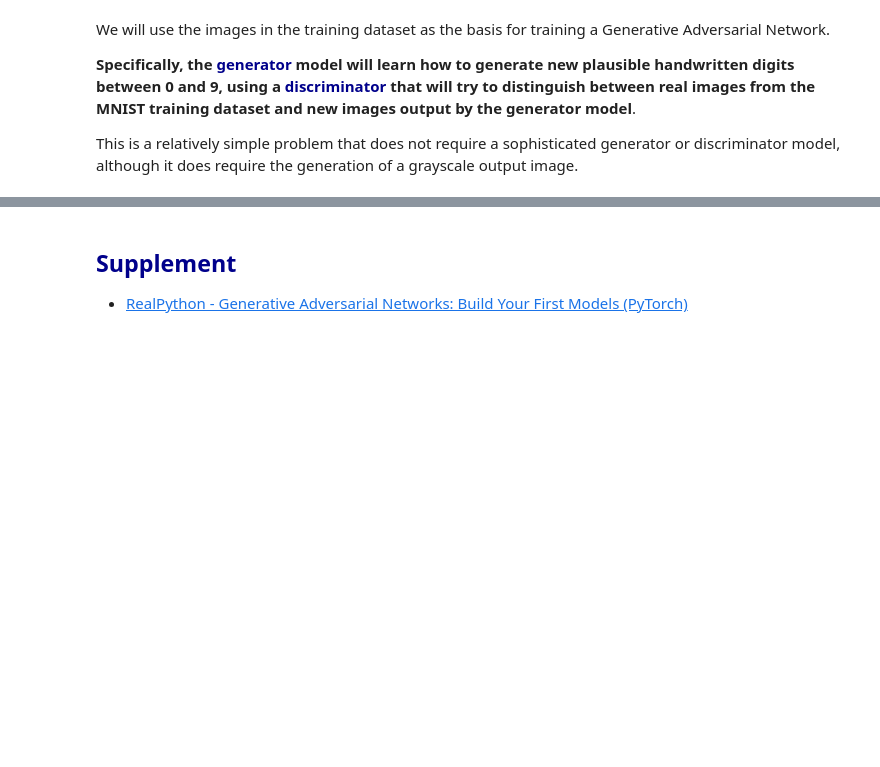
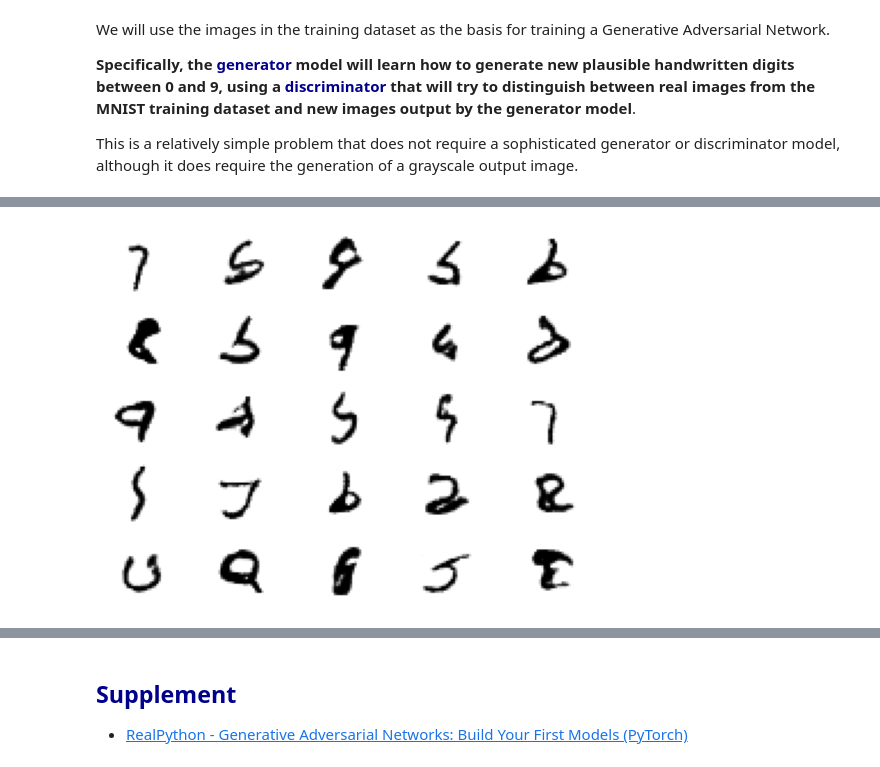
Before and after one commit to johnklee/ml_articles, a Jupyter notebook: mlmastery/How_to_develop_a_generative_adversarial_network_for_an_mnist_handwritten_digits_from_scratch_in_keras/notebook.ipynb, the cells around one changed output, grey strips where cells are left out. Drawn from its saved outputs; the diff is of its cells as text; code cells hidden in the pictures; blank space fills up the shorter version.

```diff
--- a/mlmastery/How_to_develop_a_generative_adversarial_network_for_an_mnist_handwritten_digits_from_scratch_in_keras/notebook.ipynb
+++ b/mlmastery/How_to_develop_a_generative_adversarial_network_for_an_mnist_handwritten_digits_from_scratch_in_keras/notebook.ipynb
@@ -103,0 +791,18 @@ We will use some best practices in defining the discriminator model, such as the
+# %%
+# size of the latent space
+latent_dim = 100
+
+# create the discriminator
+d_model = define_discriminator()
+
+# create the generator
+g_model = define_generator(latent_dim)
+
+# create the gan
+gan_model = define_gan(g_model, d_model)
+
+# load image data
+dataset, _ = load_real_samples()
+
+# train model
+train(g_model, d_model, gan_model, dataset, latent_dim, n_epochs=20)
@@ -103,0 +861,41 @@ We will use some best practices in defining the discriminator model, such as the
+# %%
+# example of loading the generator model and generating images
+from keras.models import load_model
+from numpy.random import randn
+from matplotlib import pyplot
+
+# generate points in latent space as input for the generator
+def generate_latent_points(latent_dim, n_samples):
+    # generate points in the latent space
+    x_input = randn(latent_dim * n_samples)
+
+    # reshape into a batch of inputs for the network
+    x_input = x_input.reshape(n_samples, latent_dim)
+    return x_input
+
+# create and save a plot of generated images (reversed grayscale)
+def save_plot(examples, n):
+    # plot images
+    for i in range(n * n):
+        # define subplot
+        plt.subplot(n, n, 1 + i)
+
+        # turn off axis
+        plt.axis('off')
+
+        # plot raw pixel data
+        plt.imshow(examples[i, :, :, 0], cmap='gray_r')
+    plt.show()
+
+# load model
+model = load_model('generator_model_100.h5')
+
+# generate images
+latent_points = generate_latent_points(100, 25)
+
+# generate images
+X = model.predict(latent_points)
+
+# plot the result
+save_plot(X, 5)
+# %% [output]
@@ -103,0 +904 @@ We will use some best practices in defining the discriminator model, such as the
+[figure, added]
```
Also changed, not shown: parts of 68 cells of this notebook, 4 other files.
